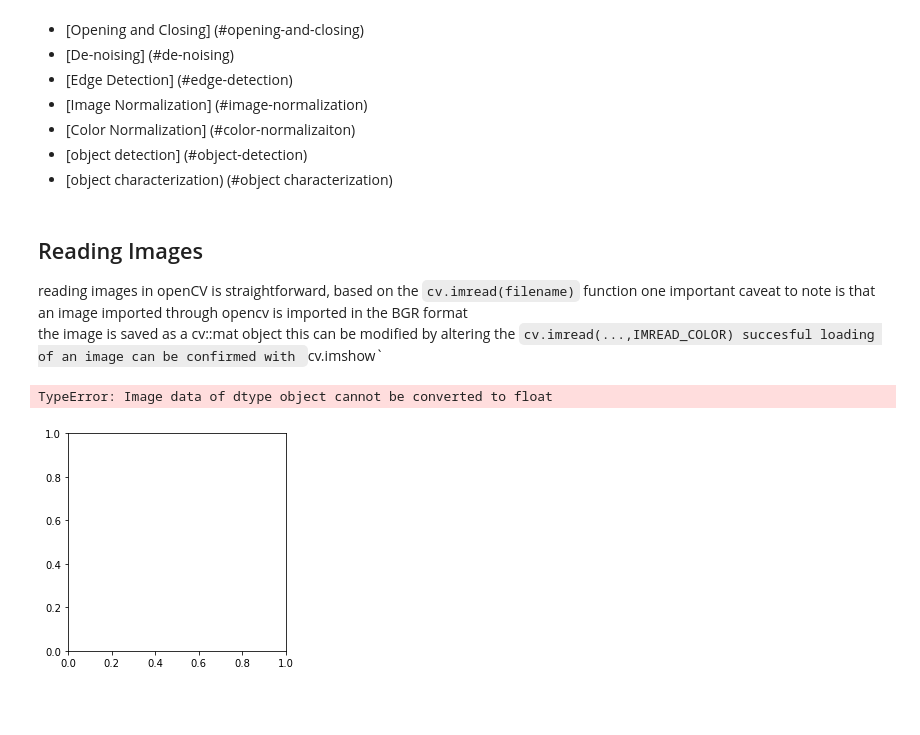
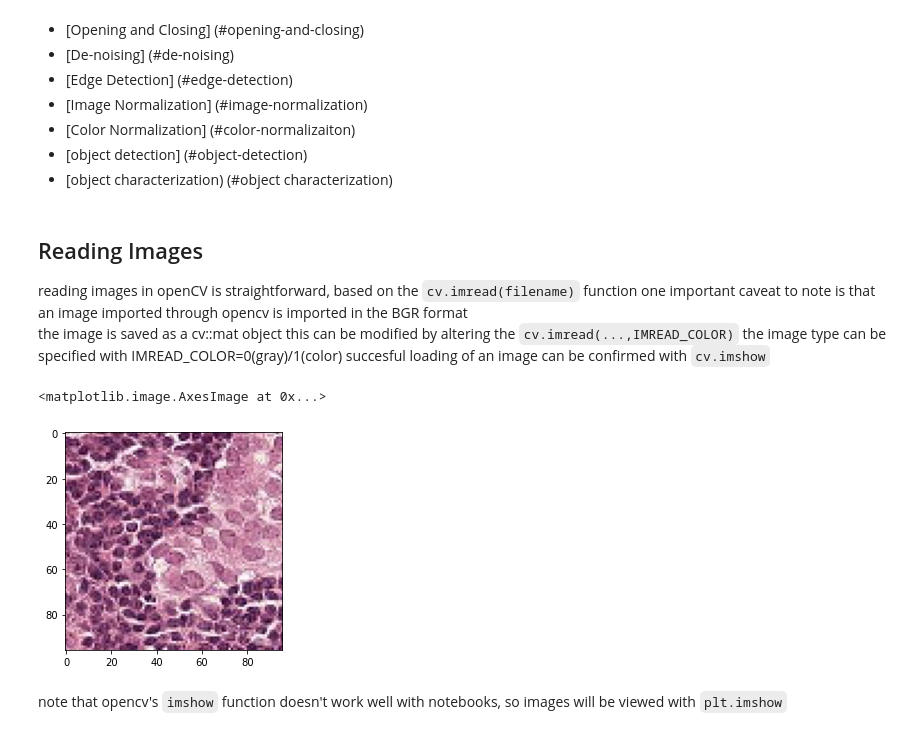
Before and after one commit to johnalanwillis/ilc-nodalMet-ML, a Jupyter notebook: code/Digital Pathology with OpenCV.ipynb, the cells around one changed output. Cells and saved outputs as stored; diff of their text form; code cells hidden in the pictures; blank space fills up the shorter version.

```diff
--- a/code/Digital Pathology with OpenCV.ipynb
+++ b/code/Digital Pathology with OpenCV.ipynb
@@ -28,23 +28,32 @@ A few full pipelines will also be included
 reading images in openCV is straightforward, based on the `cv.imread(filename)` function
 one important caveat to note is that an image imported through opencv is imported in the BGR format
 the image is saved as a cv::mat object
-this can be modified by altering the `cv.imread(...,IMREAD_COLOR)
+this can be modified by altering the `cv.imread(...,IMREAD_COLOR)`
+the image type can be specified with IMREAD_COLOR=0(gray)/1(color)
 succesful loading of an image can be confirmed with `cv.imshow`
 # %%
 import numpy as np
 import pandas as pd
 import matplotlib.pyplot as plt
 import os
 import glob
 import cv2 as cv
 
 testFilesLoc="/Users/johnalanwillis/Documents/ilc-nodalMet-ML/ilc-nodalMet-ML/datasets/test"
 
 testimageLoc=os.path.join(testFilesLoc, "00006537328c33e284c973d7b39d340809f7271b.tif")
 
-testimage=cv.imread("testimageLoc")
+img=cv.imread(testimageLoc, 1)
 
+testimage = cv.cvtColor(img, cv.COLOR_BGR2RGB) #Converts from one colour space to the other
+
+
+plt.imshow(img)
+plt.imshow(img[:,:,-1])
 plt.imshow(testimage)
 # %% [output]
-TypeError: Image data of dtype object cannot be converted to float
+<matplotlib.image.AxesImage at 0x...>
-[figure, old version]
+[figure, new version]
+# %% [markdown]
+
+note that opencv's `imshow` function doesn't work well with notebooks, so images will be viewed with `plt.imshow`
```
Also changed, not shown: parts of 14 cells of this notebook, 2 other files.
